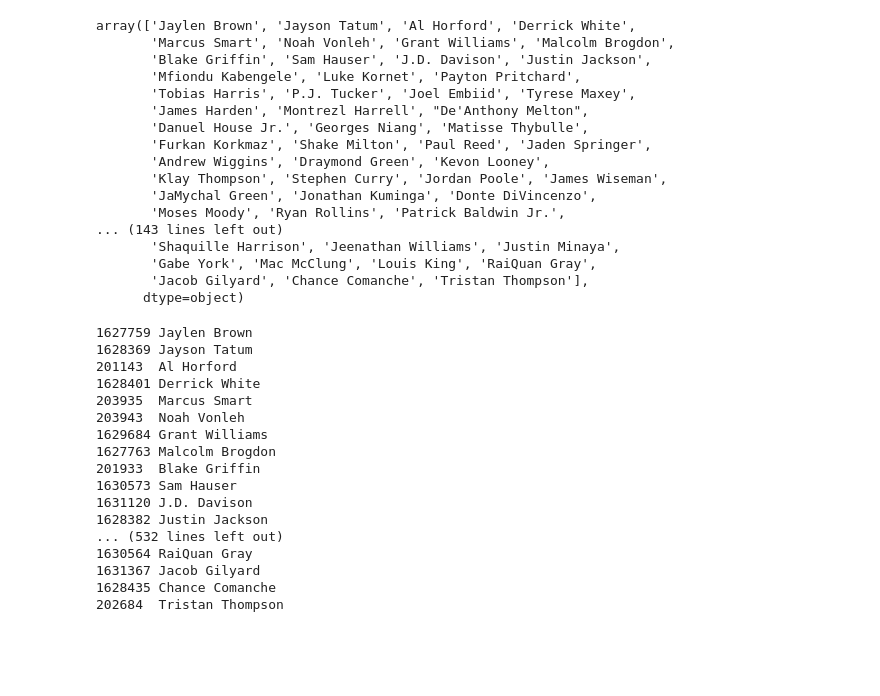
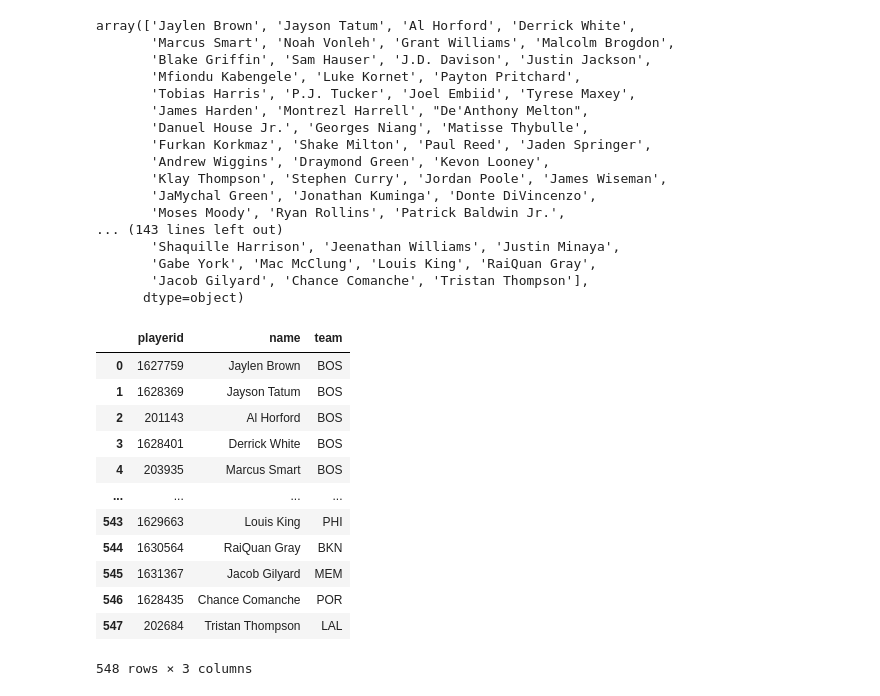
Before and after one commit to D1035899/NBA-Web-Demo, a Jupyter notebook: database.ipynb, the cells around one changed output. Saved outputs shown, nothing was run; the diff lists cells and outputs as text; code cells hidden in the pictures; blank space fills up the shorter version.

```diff
--- a/database.ipynb
+++ b/database.ipynb
@@ -59,28 +59,39 @@ array(['Jaylen Brown', 'Jayson Tatum', 'Al Horford', 'Derrick White',
        'Gabe York', 'Mac McClung', 'Louis King', 'RaiQuan Gray',
        'Jacob Gilyard', 'Chance Comanche', 'Tristan Thompson'],
       dtype=object)
-# %%
-unique_playerids = df['playerid'].unique().astype(int)
-unique_names = df['name'].unique()
-
-for playerid, name in zip(unique_playerids, unique_names):
-    print(f"{playerid}\t{name}")
-# %% [output]
-1627759 Jaylen Brown
-1628369 Jayson Tatum
-201143  Al Horford
-1628401 Derrick White
-203935  Marcus Smart
-203943  Noah Vonleh
-1629684 Grant Williams
-1627763 Malcolm Brogdon
-201933  Blake Griffin
-1630573 Sam Hauser
-1631120 J.D. Davison
-1628382 Justin Jackson
-... (532 lines left out)
-1630564 RaiQuan Gray
-1631367 Jacob Gilyard
-1628435 Chance Comanche
-202684  Tristan Thompson
+# %%
+unique_playerids = df['playerid'].unique().astype(int)
+unique_names = df['name'].unique()
+# Create a dictionary to map playerid to team
+player_team_map = df.set_index('playerid')['team'].to_dict()
+
+# Print playerid, name, and team
+for playerid, name in zip(unique_playerids, unique_names):
+    team = player_team_map.get(playerid, 'Unknown')
+    # print(f"{playerid}\t{name}\t{team}")
+
+    # Create a DataFrame to store playerid, name, and team
+    player_info_df = pd.DataFrame({
+        'playerid': unique_playerids,
+        'name': unique_names,
+        'team': [player_team_map.get(playerid, 'Unknown') for playerid in unique_playerids]
+    })
+
+player_info_df
+    # # Save the DataFrame to a CSV file
+    # player_info_df.to_csv('player_info.csv', index=False)
+# %% [output]
+|  | playerid | name | team |
+| 0 | 1627759 | Jaylen Brown | BOS |
+| 1 | 1628369 | Jayson Tatum | BOS |
+| 2 | 201143 | Al Horford | BOS |
+| 3 | 1628401 | Derrick White | BOS |
+| 4 | 203935 | Marcus Smart | BOS |
+| ... | ... | ... | ... |
+| 543 | 1629663 | Louis King | PHI |
+| 544 | 1630564 | RaiQuan Gray | BKN |
+| 545 | 1631367 | Jacob Gilyard | MEM |
+| 546 | 1628435 | Chance Comanche | POR |
+| 547 | 202684 | Tristan Thompson | LAL |
+548 rows × 3 columns
 # %%
```
Also changed, not shown: parts of 10 cells of this notebook, 5 other files.
